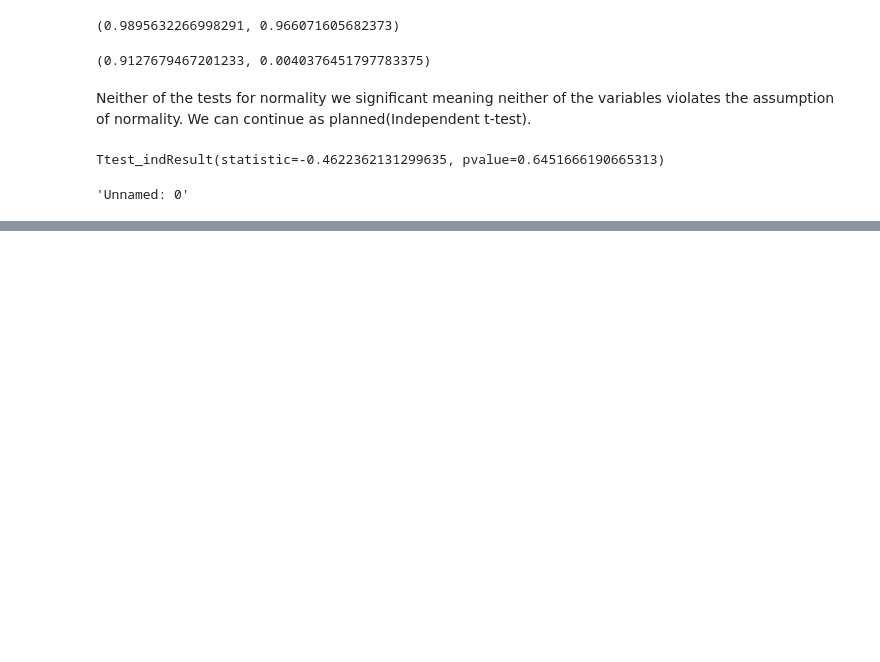
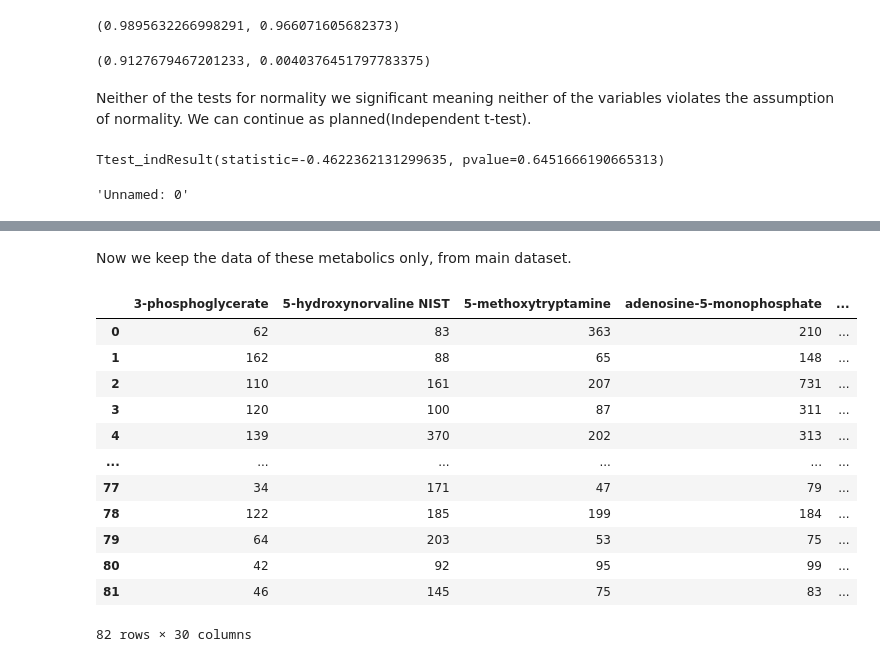
Before and after one commit to utshabkg/lung_cancer_biomarker, a Jupyter notebook: plasma/metabolic tests/plasma_test.ipynb, the cells around one changed output, grey strips where cells are left out. Cells and saved outputs as stored; diff of their text form; code cells hidden in the pictures; blank space fills up the shorter version.

```diff
--- a/plasma/metabolic tests/plasma_test.ipynb
+++ b/plasma/metabolic tests/plasma_test.ipynb
@@ -118,0 +138,20 @@ result_df
+# %% [markdown]
+Now we keep the data of these metabolics only, from main dataset.
+# %%
+final_df = df.loc[:, metabolics]
+final_df = pd.concat([final_df, df.loc[:, 'Class']], axis=1)
+final_df
+# %% [output]
+|  | 3-phosphoglycerate | 5-hydroxynorvaline NIST | 5-methoxytryptamine | adenosine-5-monophosphate | ... |
+| 0 | 62 | 83 | 363 | 210 | ... |
+| 1 | 162 | 88 | 65 | 148 | ... |
+| 2 | 110 | 161 | 207 | 731 | ... |
+| 3 | 120 | 100 | 87 | 311 | ... |
+| 4 | 139 | 370 | 202 | 313 | ... |
+| ... | ... | ... | ... | ... | ... |
+| 77 | 34 | 171 | 47 | 79 | ... |
+| 78 | 122 | 185 | 199 | 184 | ... |
+| 79 | 64 | 203 | 53 | 75 | ... |
+| 80 | 42 | 92 | 95 | 99 | ... |
+| 81 | 46 | 145 | 75 | 83 | ... |
+82 rows × 30 columns
```
Also changed, not shown: parts of 7 cells of this notebook.
